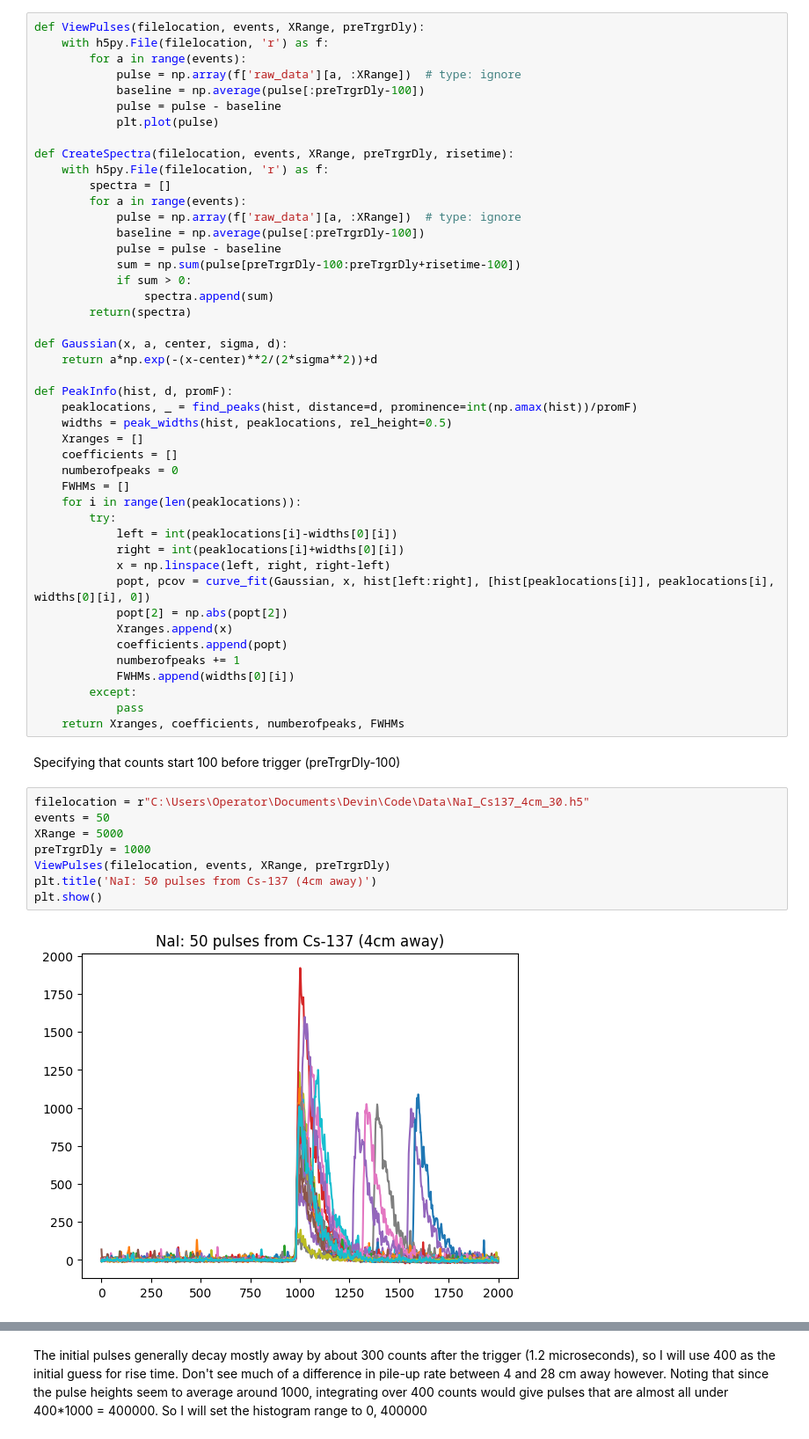
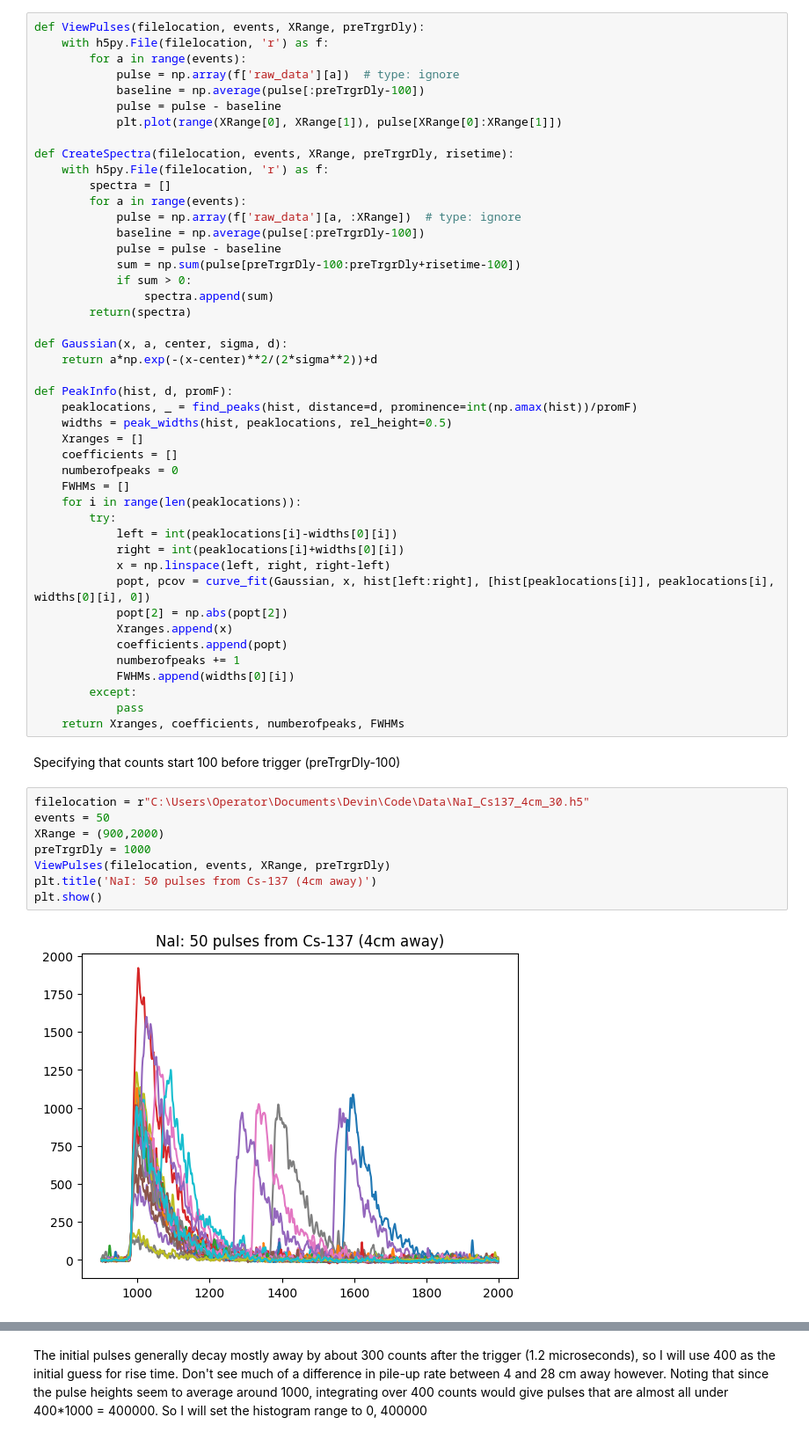
Before and after one commit to UCB-NE-204-2022/Devin_Thatcher_NE204, a Jupyter notebook: Lab2/Jupyter/NE204Lab2.ipynb, the cells around one changed output, grey strips where cells are left out. Shown at 88% size. Saved outputs shown, nothing was run; the diff lists cells and outputs as text.

```diff
--- a/Lab2/Jupyter/NE204Lab2.ipynb
+++ b/Lab2/Jupyter/NE204Lab2.ipynb
@@ -10,10 +10,10 @@ from scipy.signal import find_peaks, peak_widths
 def ViewPulses(filelocation, events, XRange, preTrgrDly):
     with h5py.File(filelocation, 'r') as f:
         for a in range(events):
-            pulse = np.array(f['raw_data'][a, :XRange])  # type: ignore
+            pulse = np.array(f['raw_data'][a])  # type: ignore
             baseline = np.average(pulse[:preTrgrDly-100])
             pulse = pulse - baseline
-            plt.plot(pulse)
+            plt.plot(range(XRange[0], XRange[1]), pulse[XRange[0]:XRange[1]])
 
 def CreateSpectra(filelocation, events, XRange, preTrgrDly, risetime):
     with h5py.File(filelocation, 'r') as f:
@@ -56,13 +56,13 @@ Specifying that counts start 100 before trigger (preTrgrDly-100)
 # %%
 filelocation = r"C:\Users\Operator\Documents\Devin\Code\Data\NaI_Cs137_4cm_30.h5"
 events = 50
-XRange = 5000
+XRange = (900,2000)
 preTrgrDly = 1000
 ViewPulses(filelocation, events, XRange, preTrgrDly)
 plt.title('NaI: 50 pulses from Cs-137 (4cm away)')
 plt.show()
 # %% [output]
-[figure, old version]
+[figure, new version]
 # %%
 filelocation = r"C:\Users\Operator\Documents\Devin\Code\Data\NaI_Cs137_28cm_30.h5"
 events = 50
```
Also changed, not shown: parts of 6 cells of this notebook.
